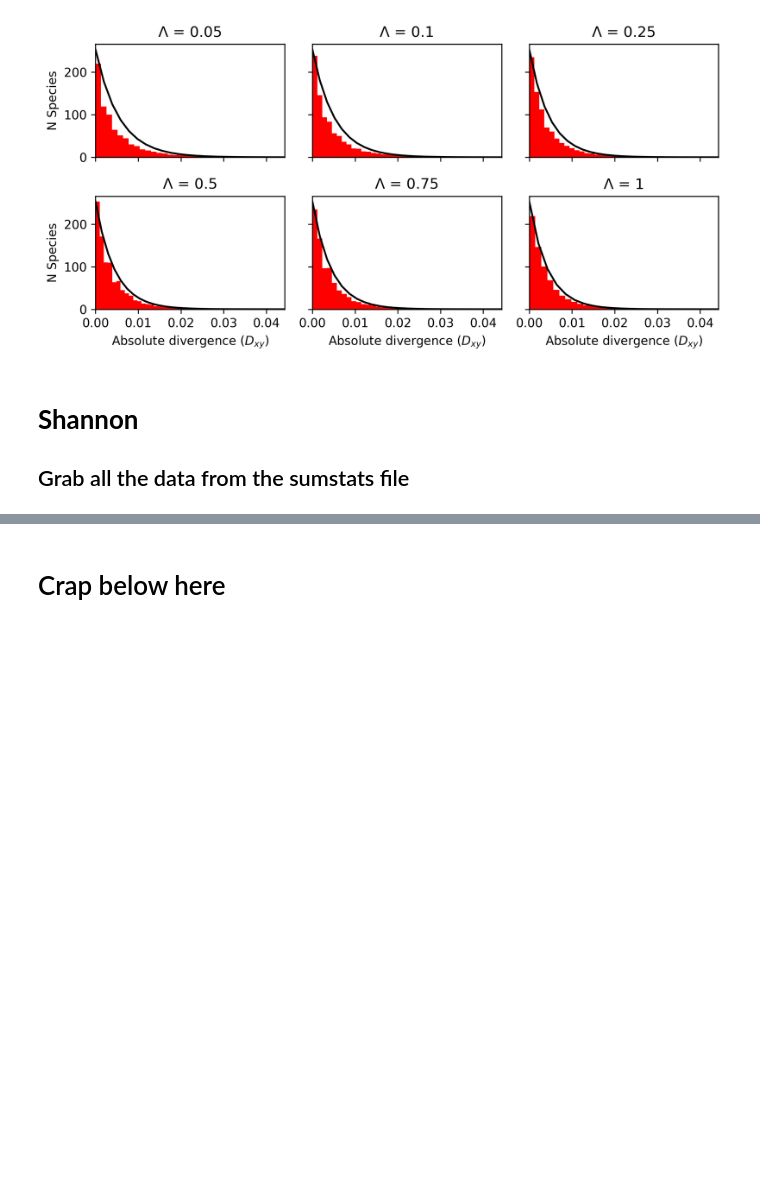
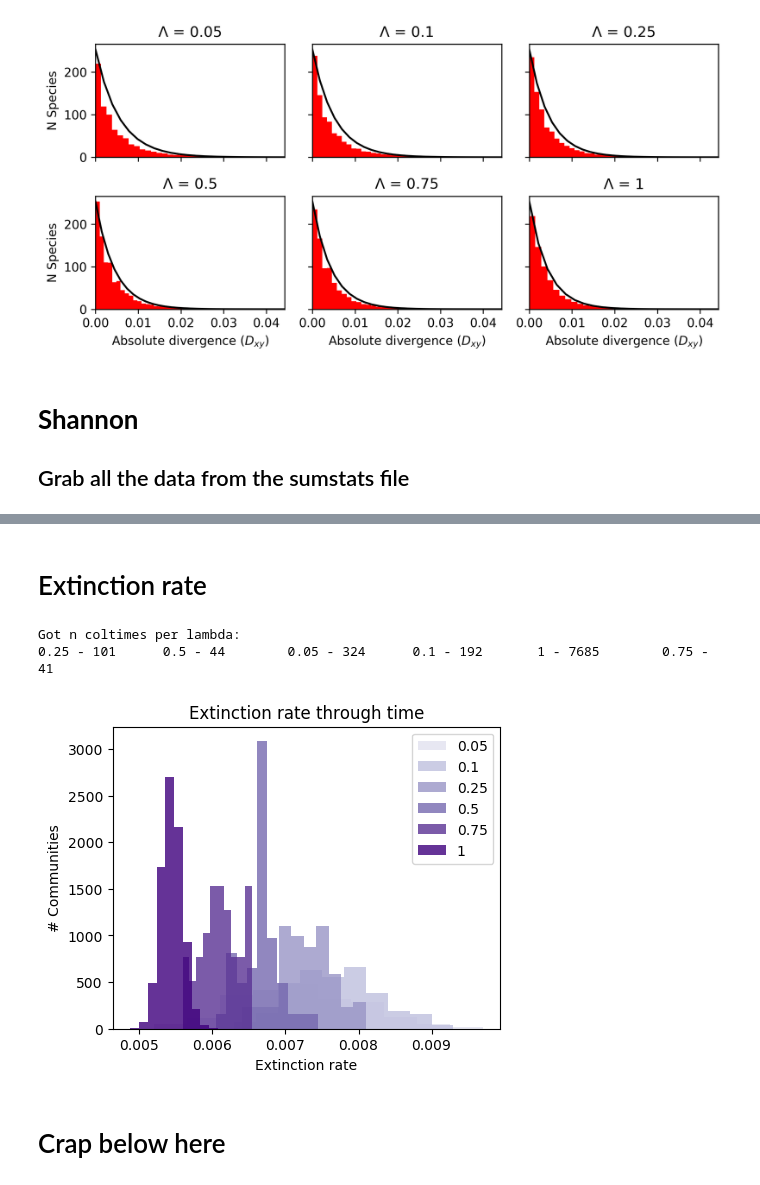
Before and after one commit to isaacovercast/gimmeSAD, a Jupyter notebook: ipython-notebooks/gimmeSAD-colonization_rate_distribution.ipynb, the cells around one changed output, grey strips where cells are left out. Saved outputs shown, nothing was run; the diff lists cells and outputs as text; code cells hidden in the pictures; blank space fills up the shorter version.

```diff
--- a/ipython-notebooks/gimmeSAD-colonization_rate_distribution.ipynb
+++ b/ipython-notebooks/gimmeSAD-colonization_rate_distribution.ipynb
@@ -231,3 +277,45 @@ Processed ntimepoints 11526
+# %% [markdown]
+# Extinction rate
+# %%
+time_tolerance = 0.01
+sampling_lambdas = [0.05, 0.1, 0.25, 0.5, 0.75, 1]
+
+## Dict for storing distributions per timepoint
+lambda_dists = {perc:[] for perc in sampling_lambdas}
+
+## Ineffecient but i don't care
+for percent in sampling_lambdas:
+    coltimes = []
+    for line in dat:
+        ## If the difference between the lambda for each line
+        ## is close enough to the sampling lambda we want then keep the coltimes
+        if abs(line[0] - percent) < time_tolerance:
+            #print(line)
+            #coltimes.extend([line[1] - line[2]])
+            coltimes.extend([line[2]])
+    lambda_dists[percent] = coltimes
+    #lambda_dists[percent] = np.random.choice(coltimes, 12000, replace=False)
+
+print("Got n coltimes per lambda:")
+for k,v in lambda_dists.items():
+    print("{} - {}\t".format(k, len(v))),
+
+## Plot
+f, ax = plt.subplots(1, figsize=(5,4), dpi=100)
+## Set up the colors
+gradient = np.linspace(0.2, 1, 6)
+#cm = plt.cm.get_cmap('plasma')
+cm = plt.cm.get_cmap('Purples')
+for i,l in enumerate(sampling_lambdas):
+    ax.hist(lambda_dists[l], normed=True, bins=10, label=[l], color=cm(gradient[i], alpha=0.8))
+    ax.legend()
+    ax.set_xlabel("Extinction rate")
+    ax.set_ylabel("# Communities")
+    ax.set_title("Extinction rate through time")
+# %% [output]
+Got n coltimes per lambda:
+0.25 - 101      0.5 - 44        0.05 - 324      0.1 - 192       1 - 7685        0.75 - 41
+[figure, added]
 # %% [markdown]
 # Crap below here
 # %%
```
Also changed, not shown: parts of 6 cells of this notebook.
